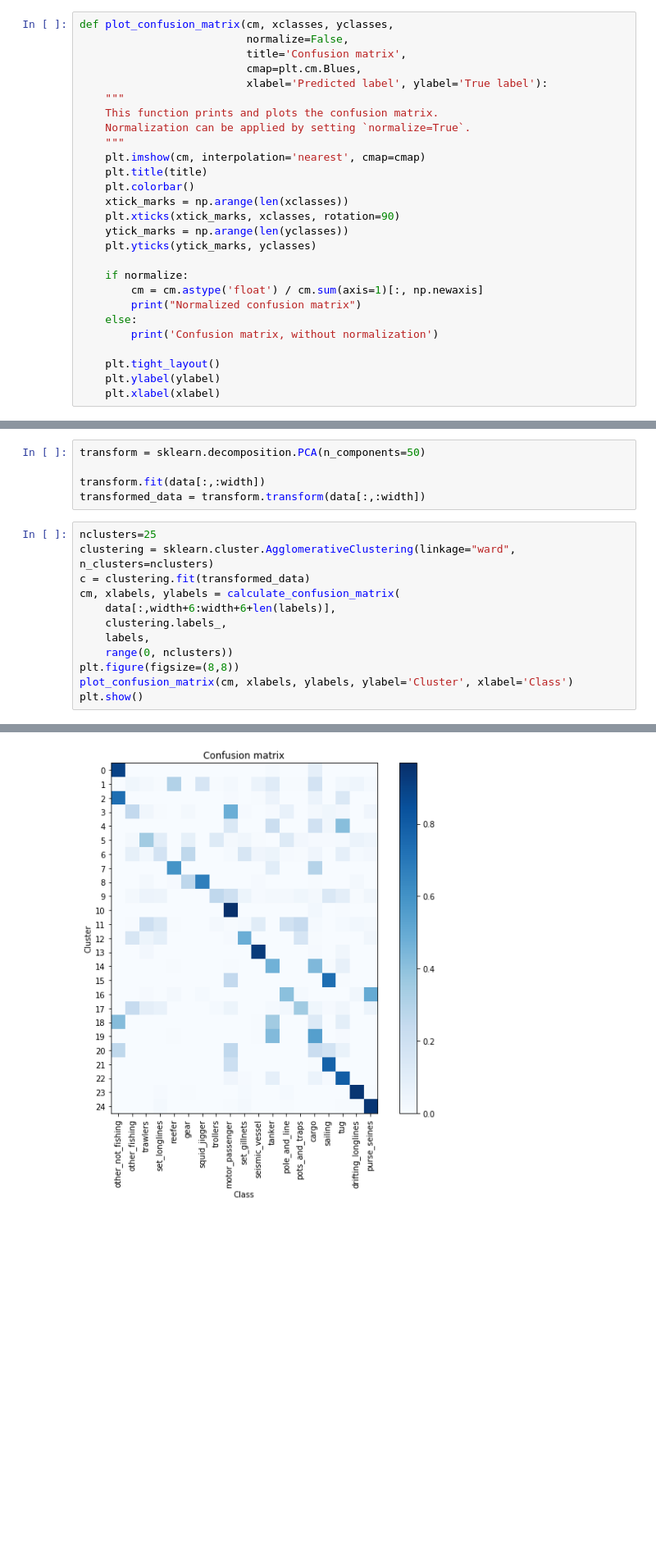
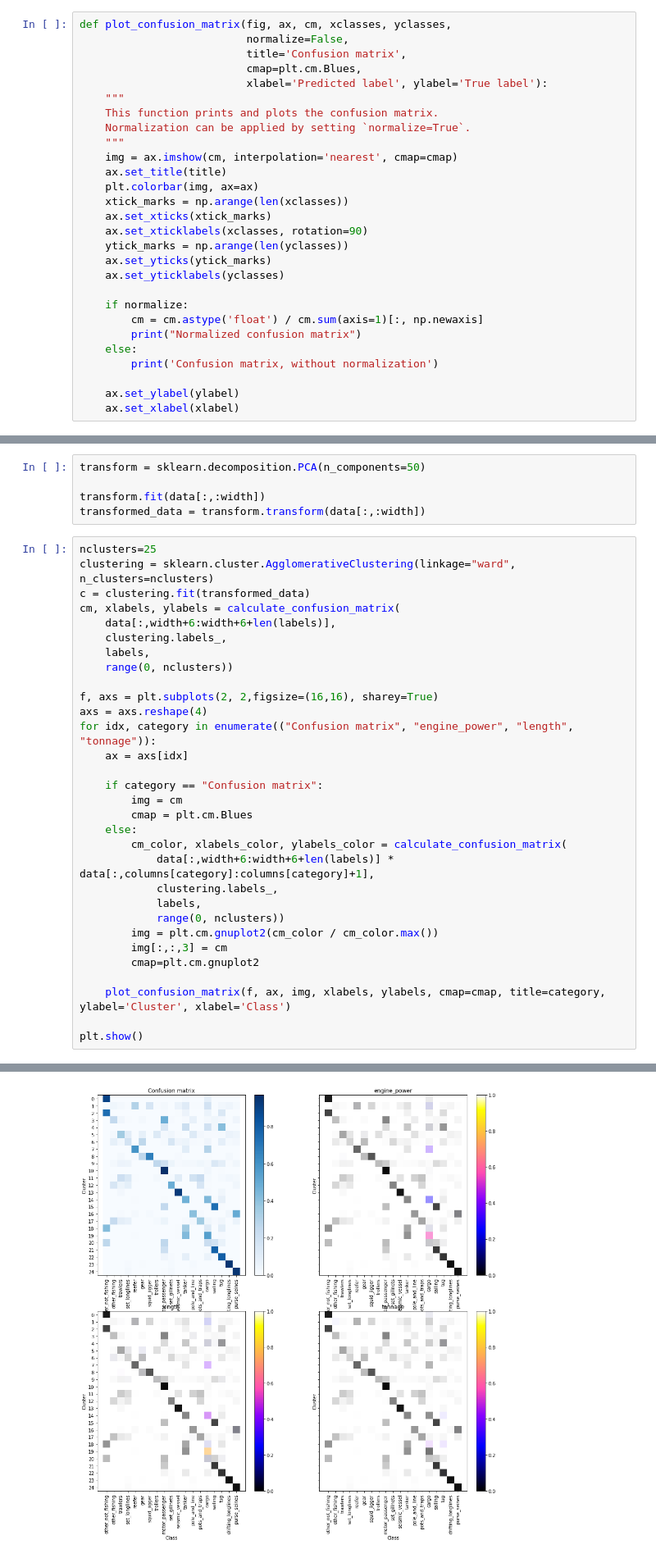
Before and after one commit to GlobalFishingWatch/vessels_gear_embedding, a Jupyter notebook: vessels_gear_embedding.ipynb, the cells around one changed output, grey strips where cells are left out. Shown at 82% size. Saved outputs shown, nothing was run; the diff lists cells and outputs as text; blank space fills up the shorter version.

Commit message:
Color by category

```diff
--- a/vessels_gear_embedding.ipynb
+++ b/vessels_gear_embedding.ipynb
@@ -17,7 +20,7 @@ def calculate_confusion_matrix(data, datalabels, xlabels, ylabels):
 
     return sorted_cm, sorted_xlabels, [str(l) for l in ylabels]
 # %%
-def plot_confusion_matrix(cm, xclasses, yclasses,
+def plot_confusion_matrix(fig, ax, cm, xclasses, yclasses,
                           normalize=False,
                           title='Confusion matrix',
                           cmap=plt.cm.Blues,
@@ -26,13 +29,15 @@ def plot_confusion_matrix(cm, xclasses, yclasses,
     This function prints and plots the confusion matrix.
     Normalization can be applied by setting `normalize=True`.
     """
-    plt.imshow(cm, interpolation='nearest', cmap=cmap)
-    plt.title(title)
-    plt.colorbar()
+    img = ax.imshow(cm, interpolation='nearest', cmap=cmap)
+    ax.set_title(title)
+    plt.colorbar(img, ax=ax)
     xtick_marks = np.arange(len(xclasses))
-    plt.xticks(xtick_marks, xclasses, rotation=90)
+    ax.set_xticks(xtick_marks)
+    ax.set_xticklabels(xclasses, rotation=90)
     ytick_marks = np.arange(len(yclasses))
-    plt.yticks(ytick_marks, yclasses)
+    ax.set_yticks(ytick_marks)
+    ax.set_yticklabels(yclasses)
 
     if normalize:
         cm = cm.astype('float') / cm.sum(axis=1)[:, np.newaxis]
@@ -40,9 +45,8 @@ def plot_confusion_matrix(cm, xclasses, yclasses,
     else:
         print('Confusion matrix, without normalization')
 
-    plt.tight_layout()
-    plt.ylabel(ylabel)
-    plt.xlabel(xlabel)
+    ax.set_ylabel(ylabel)
+    ax.set_xlabel(xlabel)
 # %%
 orig_data = data = np.load("vessels_gear_embedding.npz")["data"]
 # %%
@@ -89,8 +93,27 @@ cm, xlabels, ylabels = calculate_confusion_matrix(
     clustering.labels_,
     labels,
     range(0, nclusters))
-plt.figure(figsize=(8,8))
-plot_confusion_matrix(cm, xlabels, ylabels, ylabel='Cluster', xlabel='Class')
+
+f, axs = plt.subplots(2, 2,figsize=(16,16), sharey=True)
+axs = axs.reshape(4)
+for idx, category in enumerate(("Confusion matrix", "engine_power", "length", "tonnage")):
+    ax = axs[idx]
+
+    if category == "Confusion matrix":
+        img = cm
+        cmap = plt.cm.Blues
+    else:
+        cm_color, xlabels_color, ylabels_color = calculate_confusion_matrix(
+            data[:,width+6:width+6+len(labels)] * data[:,columns[category]:columns[category]+1],
+            clustering.labels_,
+            labels,
+            range(0, nclusters))
+        img = plt.cm.gnuplot2(cm_color / cm_color.max())
+        img[:,:,3] = cm
+        cmap=plt.cm.gnuplot2
+
+    plot_confusion_matrix(f, ax, img, xlabels, ylabels, cmap=cmap, title=category, ylabel='Cluster', xlabel='Class')
+
 plt.show()
 # %% [output]
 Confusion matrix, without normalization
@@ -97,4 +123,4 @@ Confusion matrix, without normalization
-[figure, old version]
+[figure, new version]
 # %%
 color = plt.cm.jet(np.linspace(0.1,0.9,nclusters))
 hexcolor = map(lambda rgb:'#%02x%02x%02x' % (rgb[0]*255,rgb[1]*255,rgb[2]*255),
```
Also changed, not shown: parts of 3 cells of this notebook.
